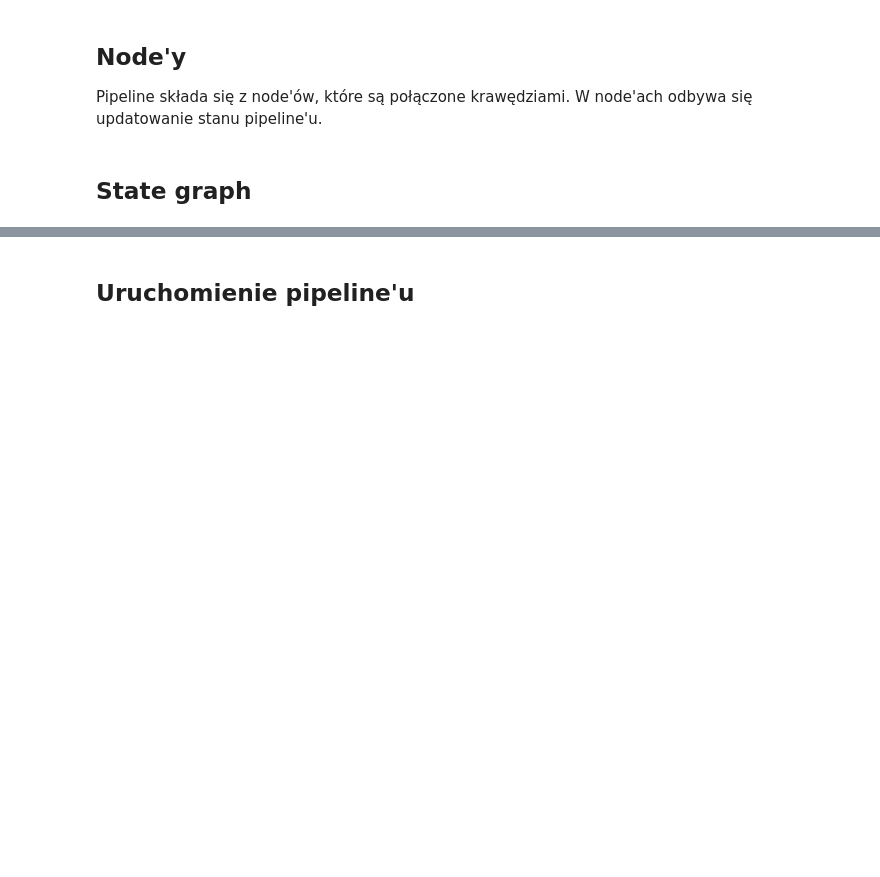
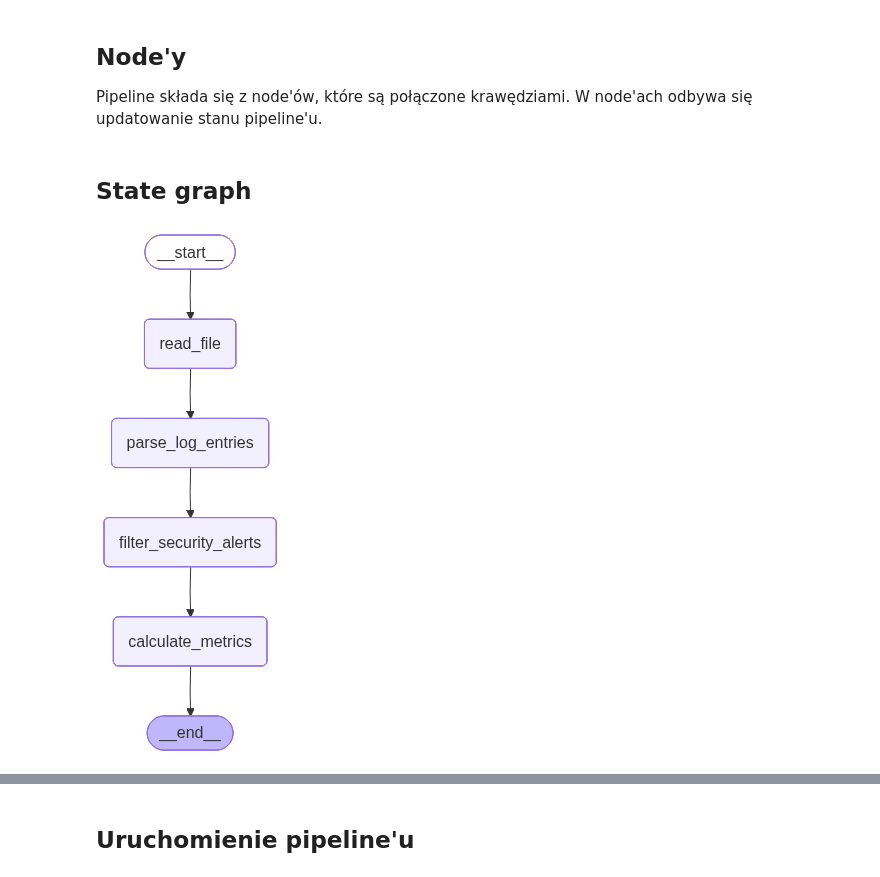
Before and after one commit to pp-szkolenia/2026-06-09_RAG_LangGraph_Agenty, a Jupyter notebook: LangGraph/Kod/1. Wprowadzenie do Langgraph.ipynb, the cells around one changed output, grey strips where cells are left out. Drawn from its saved outputs; the diff is of its cells as text; code cells hidden in the pictures; blank space fills up the shorter version.

```diff
--- a/LangGraph/Kod/1. Wprowadzenie do Langgraph.ipynb
+++ b/LangGraph/Kod/1. Wprowadzenie do Langgraph.ipynb
@@ -101,6 +101,10 @@ graph.add_edge("filter_security_alerts", "calculate_metrics")
 graph.add_edge("calculate_metrics", END)
 
 pipeline = graph.compile()
+# %%
+pipeline
+# %% [output]
+[figure, added]
 # %%
 from IPython.display import Image, display
 
```
Also changed, not shown: parts of 9 cells of this notebook, 2 other files.
